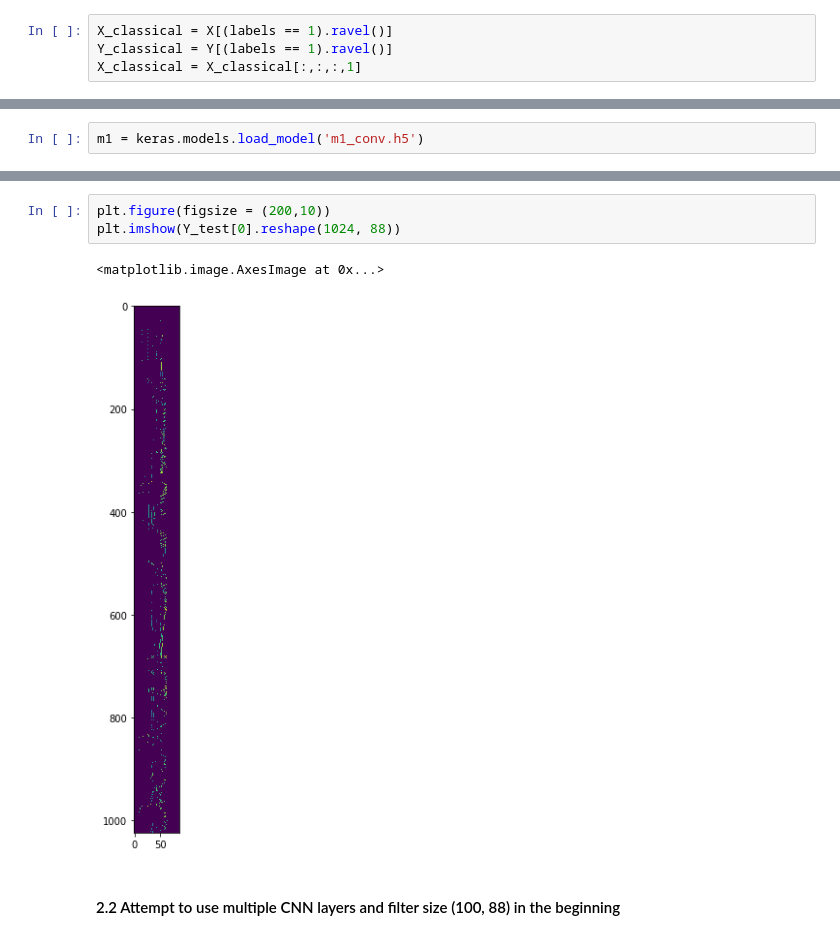
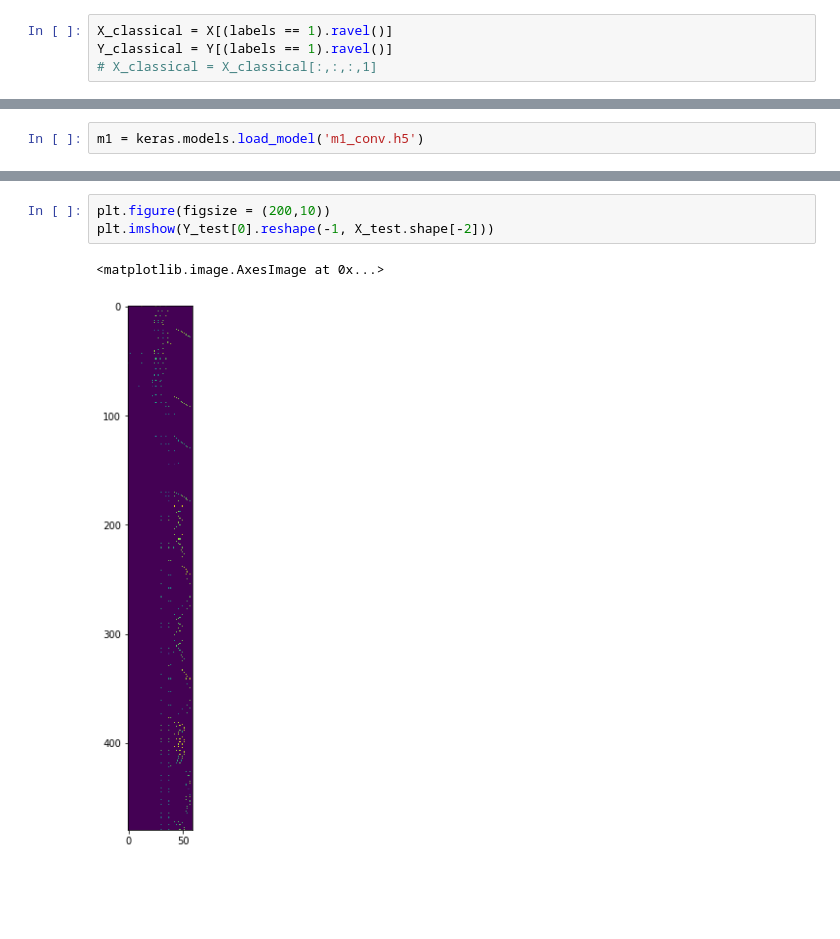
Before and after one commit to LithiumH/CS230-Music-Style-Transfer, a Jupyter notebook: Dialated CNN.ipynb, the cells around one changed output, grey strips where cells are left out. Cells and saved outputs as stored; diff of their text form; blank space fills up the shorter version.

```diff
--- a/Dialated CNN.ipynb
+++ b/Dialated CNN.ipynb
@@ -120,7 +122,7 @@ labels = np.load('matricies/labels.npy')
 # %%
 X_classical = X[(labels == 1).ravel()]
 Y_classical = Y[(labels == 1).ravel()]
-X_classical = X_classical[:,:,:,1]
+# X_classical = X_classical[:,:,:,1]
 # %%
 X_train, X_test, Y_train, Y_test = ms.train_test_split(X_classical, Y_classical, test_size=0.1, random_state=43)
 print(X_train.shape, X_test.shape, Y_train.shape, Y_test.shape)
@@ -195,8 +217,6 @@ plt.imshow(Y_0_hat)
 # %%
 plt.figure(figsize = (200,10))
-plt.imshow(Y_test[0].reshape(1024, 88))
+plt.imshow(Y_test[0].reshape(-1, X_test.shape[-2]))
 # %% [output]
 <matplotlib.image.AxesImage at 0x...>
-[figure, old version]
+[figure, new version]
-# %% [markdown]
-#### 2.2 Attempt to use multiple CNN layers and filter size (100, 88) in the beginning
```
Also changed, not shown: parts of 31 cells of this notebook, 5 other files.
